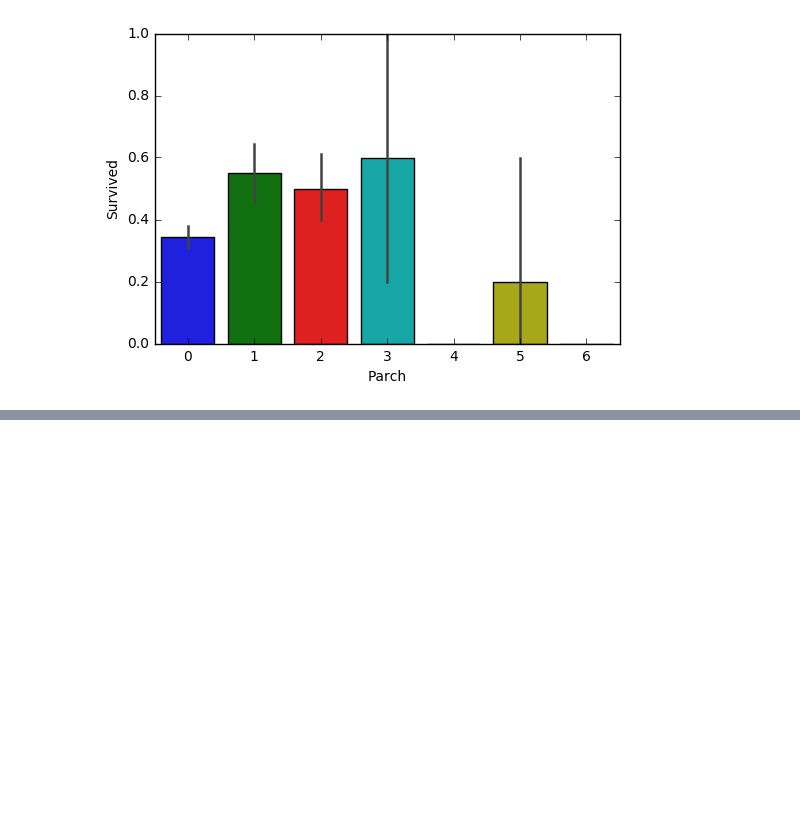
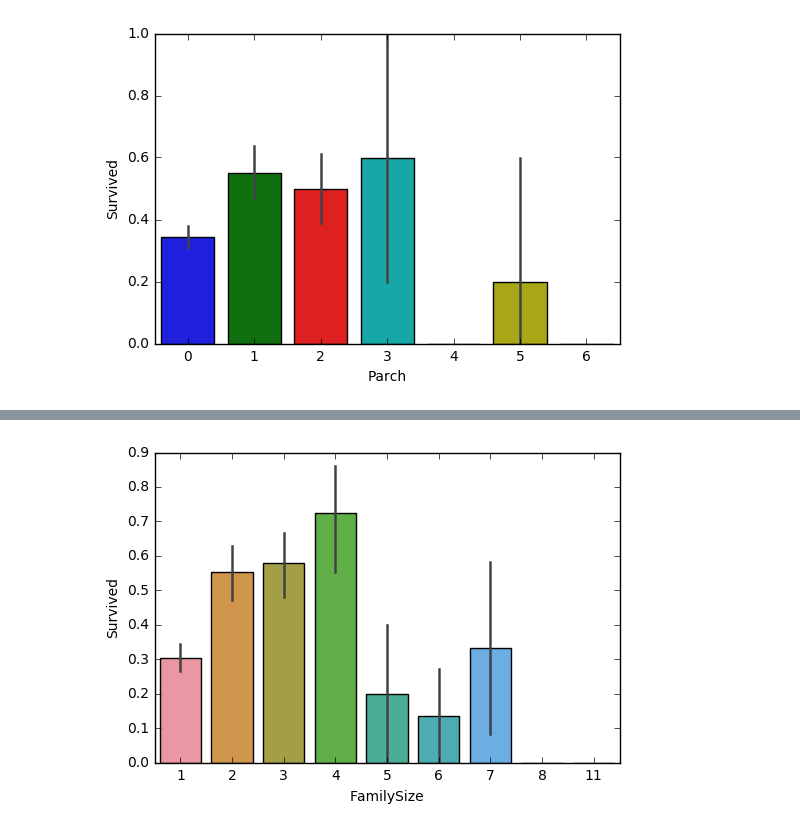
Before and after one commit to kwailao/titanic, a Jupyter notebook: cleaning/data_analysis.ipynb, the cells around one changed output, grey strips where cells are left out. Saved outputs shown, nothing was run; the diff lists cells and outputs as text; code cells hidden in the pictures; blank space fills up the shorter version.

```diff
--- a/cleaning/data_analysis.ipynb
+++ b/cleaning/data_analysis.ipynb
@@ -90,0 +148,8 @@ Name: Age, dtype: int64
+# %%
+# 8.FamilyLabel Feature(New)：家庭人数为2到4的乘客幸存率较高
+# 新增FamilyLabel特征，先计算FamilySize=Parch+SibSp+1，然后把FamilySize分为三类。
+all_data['FamilySize']=all_data['SibSp']+all_data['Parch']+1
+sns.barplot(x="FamilySize", y="Survived", data=all_data)
+plt.show()
+# %% [output]
+[figure, added]
```
Also changed, not shown: parts of 29 cells of this notebook, 1 other file.
